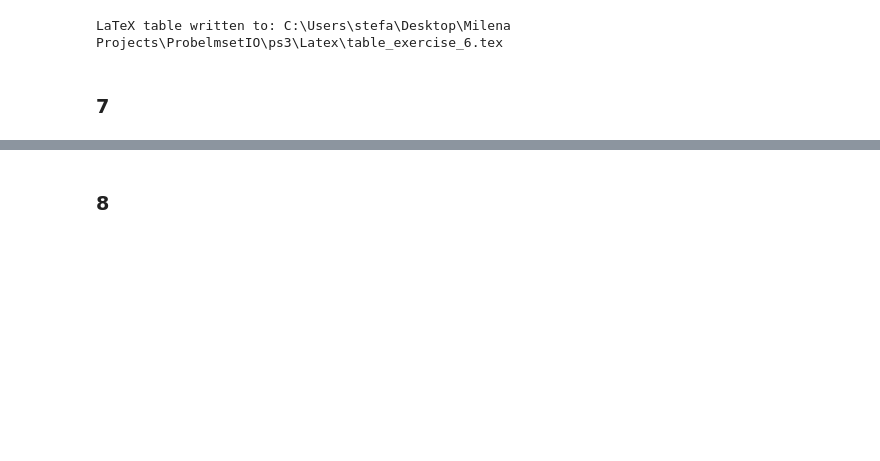
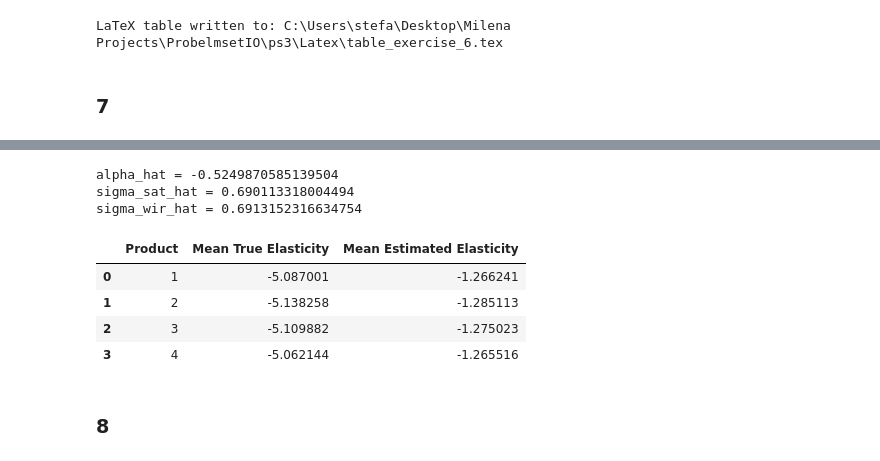
Before and after one commit to Stesperti/Problem_sets_IO, a Jupyter notebook: ps3/ps3_sperti.ipynb, the cells around one changed output, grey strips where cells are left out. Cells and saved outputs as stored; diff of their text form; code cells hidden in the pictures; blank space fills up the shorter version.

```diff
--- a/ps3/ps3_sperti.ipynb
+++ b/ps3/ps3_sperti.ipynb
@@ -530,0 +677,8 @@ df_exercise_7["elasticity_est"]  = own_elasticity(alpha_hat,  sigma_sat_hat,  si
+# %%
+print("alpha_hat =", alpha_hat)
+print("sigma_sat_hat =", sigma_sat_hat)
+print("sigma_wir_hat =", sigma_wir_hat)
+# %% [output]
+alpha_hat = -0.5249870585139504
+sigma_sat_hat = 0.690113318004494
+sigma_wir_hat = 0.6913152316634754
@@ -604,6 +804,14 @@ mean_elasticities.to_latex(
     caption="Summary: True vs. Estimated Parameters and Elasticities",
     label="tab:exercise_7"
 )
+# %%
+mean_elasticities
+# %% [output]
+|  | Product | Mean True Elasticity | Mean Estimated Elasticity |
+| 0 | 1 | -5.087001 | -1.266241 |
+| 1 | 2 | -5.138258 | -1.285113 |
+| 2 | 3 | -5.109882 | -1.275023 |
+| 3 | 4 | -5.062144 | -1.265516 |
 # %%
 def recover_xi_hat(df_mkt, beta_x, alpha_p, sigma_sat, sigma_wir, eps=1e-12):
     """
```
Also changed, not shown: parts of 21 cells of this notebook, 13 other files.
